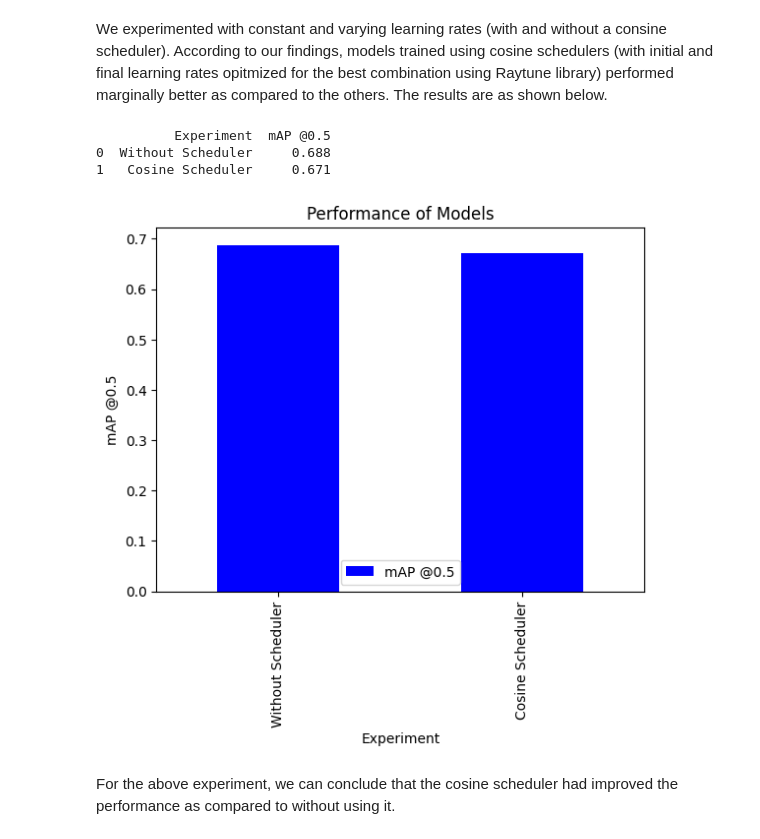
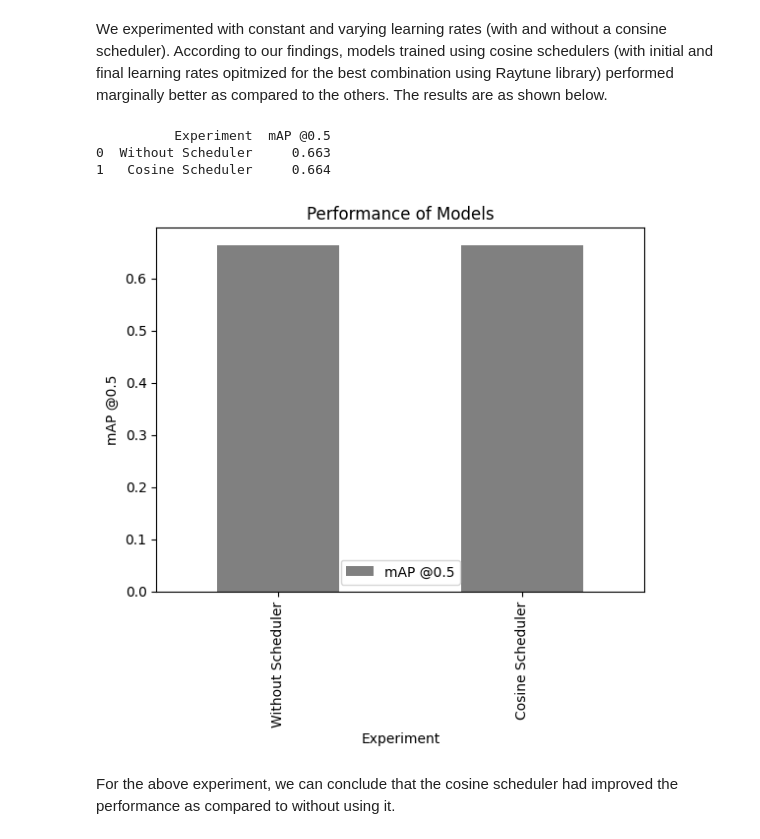
Before and after one commit to AbelKidane-abita/Weeklypresentation, a Jupyter notebook: Report/Untitled.ipynb, the cells around one changed output. Drawn from its saved outputs; the diff is of its cells as text; code cells hidden in the pictures.

```diff
--- a/Report/Untitled.ipynb
+++ b/Report/Untitled.ipynb
@@ -78,27 +78,27 @@ We experimented with constant and varying learning rates (with and without a con
 # %%
 import pandas as pd
 import matplotlib.pyplot as plt
 
-# mAP @0.5
+# mAP @0.5 AdamW s 0.005(lr0)-0.0001(lrf)
 data = {"Experiment": ["Without Scheduler", "Cosine Scheduler"],
-        "mAP @0.5": [0.688, 0.671]
+        "mAP @0.5": [0.663, 0.664]
        }
 df = pd.DataFrame(data)
 print(df)
-df.plot.bar(x='Experiment', y='mAP @0.5', color='blue')
+df.plot.bar(x='Experiment', y='mAP @0.5', color='gray')
 
 # Add a title and labels to the axes
 plt.title('Performance of Models')
 plt.xlabel('Experiment')
 plt.ylabel('mAP @0.5')
 
 # Show the plot
 plt.show()
 # %% [output]
           Experiment  mAP @0.5
-0  Without Scheduler     0.688
-1   Cosine Scheduler     0.671
+0  Without Scheduler     0.663
+1   Cosine Scheduler     0.664
-[figure, old version]
+[figure, new version]
 # %% [markdown]
 For the above experiment, we can conclude that the cosine scheduler had improved the performance as compared to without using it.
 # %% [markdown]
```
Also changed, not shown: parts of 1 cell of this notebook.
